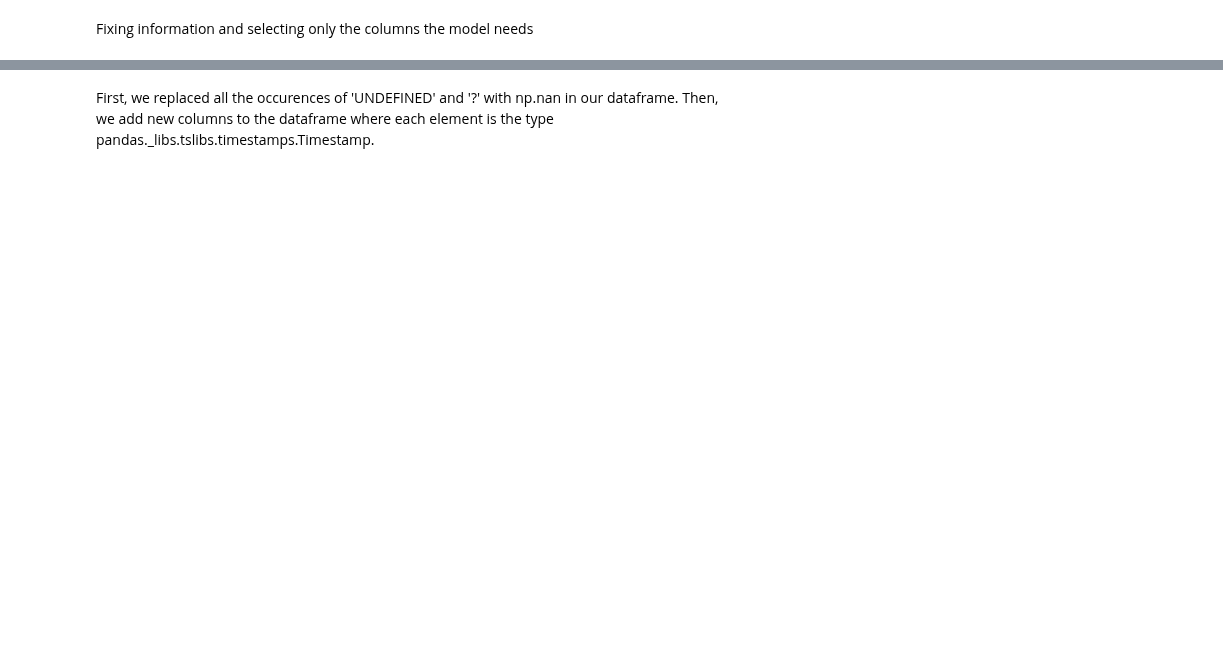
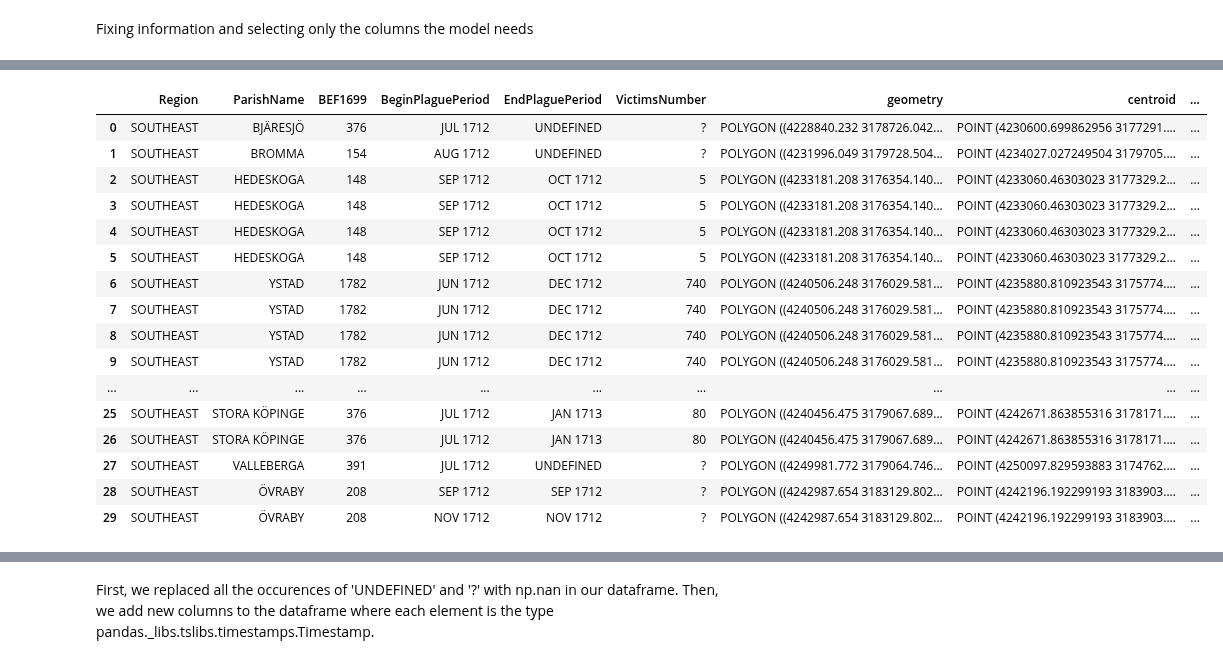
Before and after one commit to polislizarralde/PythonMathematicalModeling, a Jupyter notebook: docs/PlagueProject/FittingSeasonMetapopModelPlague.ipynb, the cells around one changed output, grey strips where cells are left out. Drawn from its saved outputs; the diff is of its cells as text; code cells hidden in the pictures; blank space fills up the shorter version.

```diff
--- a/docs/PlagueProject/FittingSeasonMetapopModelPlague.ipynb
+++ b/docs/PlagueProject/FittingSeasonMetapopModelPlague.ipynb
@@ -108,6 +127,17 @@ southwest_parishes_folder = os.path.join(data_private_folder, 'Deaths_parish', '
 # %%
-parish_path = os.path.join(southeast_parishes_folder, 'Ystad' + '.xlsx')
-parish = pd.read_excel(parish_path, sheet_name='Plague')
-parish = parish[['ParishName','EndDate','CumDeaths']]
+def get_parish_data(parish_name, parish_folder):
+    parish_path = os.path.join(parish_folder, parish_name + '.xlsx')
+    parish = pd.read_excel(parish_path, sheet_name='Plague')
+    parish = parish[['ParishName', 'EndDate', 'CumDeaths']]
+    return parish
 # %% [markdown]
 Fixing information and selecting only the columns the model needs
+# %%
+addparish = pd.concat([get_parish_data('YSTAD', southeast_parishes_folder)
+                       ,get_parish_data('OJA', southeast_parishes_folder)
+                       ,get_parish_data('HEDESKOGA', southeast_parishes_folder)
+                       ,get_parish_data('STORAKOPINGE', southeast_parishes_folder)]
+                       , ignore_index=True
+                        )
+#addparish = get_parish_data('YSTAD', southeast_parishes_folder)
+addparish
@@ -114 +162,22 @@ Fixing information and selecting only the columns the model needs
+# %%
+group = pd.merge(group1, addparish, on='ParishName', how='left')
+group
+# %% [output]
+|  | Region | ParishName | BEF1699 | BeginPlaguePeriod | EndPlaguePeriod | VictimsNumber | geometry | centroid | ... |
+| 0 | SOUTHEAST | BJÄRESJÖ | 376 | JUL 1712 | UNDEFINED | ? | POLYGON ((4228840.232 3178726.042... | POINT (4230600.699862956 3177291.... | ... |
+| 1 | SOUTHEAST | BROMMA | 154 | AUG 1712 | UNDEFINED | ? | POLYGON ((4231996.049 3179728.504... | POINT (4234027.027249504 3179705.... | ... |
+| 2 | SOUTHEAST | HEDESKOGA | 148 | SEP 1712 | OCT 1712 | 5 | POLYGON ((4233181.208 3176354.140... | POINT (4233060.46303023 3177329.2... | ... |
+| 3 | SOUTHEAST | HEDESKOGA | 148 | SEP 1712 | OCT 1712 | 5 | POLYGON ((4233181.208 3176354.140... | POINT (4233060.46303023 3177329.2... | ... |
+| 4 | SOUTHEAST | HEDESKOGA | 148 | SEP 1712 | OCT 1712 | 5 | POLYGON ((4233181.208 3176354.140... | POINT (4233060.46303023 3177329.2... | ... |
+| 5 | SOUTHEAST | HEDESKOGA | 148 | SEP 1712 | OCT 1712 | 5 | POLYGON ((4233181.208 3176354.140... | POINT (4233060.46303023 3177329.2... | ... |
+| 6 | SOUTHEAST | YSTAD | 1782 | JUN 1712 | DEC 1712 | 740 | POLYGON ((4240506.248 3176029.581... | POINT (4235880.810923543 3175774.... | ... |
+| 7 | SOUTHEAST | YSTAD | 1782 | JUN 1712 | DEC 1712 | 740 | POLYGON ((4240506.248 3176029.581... | POINT (4235880.810923543 3175774.... | ... |
+| 8 | SOUTHEAST | YSTAD | 1782 | JUN 1712 | DEC 1712 | 740 | POLYGON ((4240506.248 3176029.581... | POINT (4235880.810923543 3175774.... | ... |
+| 9 | SOUTHEAST | YSTAD | 1782 | JUN 1712 | DEC 1712 | 740 | POLYGON ((4240506.248 3176029.581... | POINT (4235880.810923543 3175774.... | ... |
+| ... | ... | ... | ... | ... | ... | ... | ... | ... | ... |
+| 25 | SOUTHEAST | STORA KÖPINGE | 376 | JUL 1712 | JAN 1713 | 80 | POLYGON ((4240456.475 3179067.689... | POINT (4242671.863855316 3178171.... | ... |
+| 26 | SOUTHEAST | STORA KÖPINGE | 376 | JUL 1712 | JAN 1713 | 80 | POLYGON ((4240456.475 3179067.689... | POINT (4242671.863855316 3178171.... | ... |
+| 27 | SOUTHEAST | VALLEBERGA | 391 | JUL 1712 | UNDEFINED | ? | POLYGON ((4249981.772 3179064.746... | POINT (4250097.829593883 3174762.... | ... |
+| 28 | SOUTHEAST | ÖVRABY | 208 | SEP 1712 | SEP 1712 | ? | POLYGON ((4242987.654 3183129.802... | POINT (4242196.192299193 3183903.... | ... |
+| 29 | SOUTHEAST | ÖVRABY | 208 | NOV 1712 | NOV 1712 | ? | POLYGON ((4242987.654 3183129.802... | POINT (4242196.192299193 3183903.... | ... |
 # %%
```
Also changed, not shown: parts of 15 cells of this notebook.
